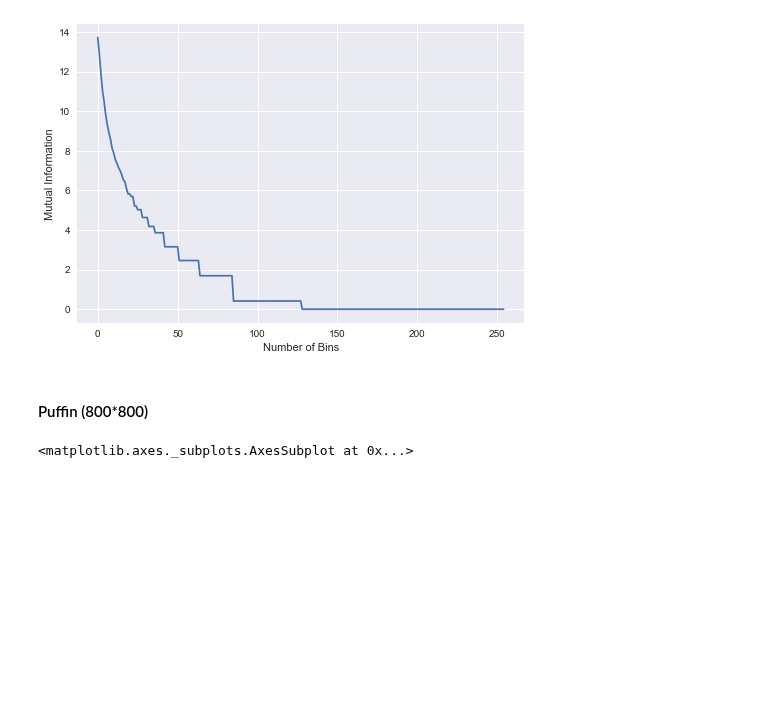
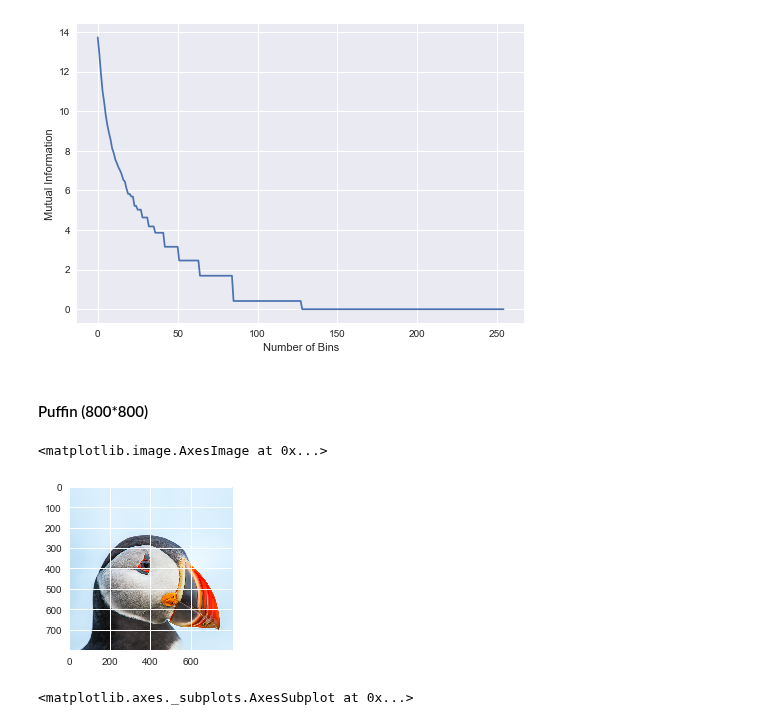
Before and after one commit to otmanesabir/ImgProc, a Jupyter notebook: Mutual Information/src/explore.ipynb, the cells around one changed output. Drawn from its saved outputs; the diff is of its cells as text; code cells hidden in the pictures; blank space fills up the shorter version.

```diff
--- a/Mutual Information/src/explore.ipynb
+++ b/Mutual Information/src/explore.ipynb
@@ -111,6 +118,12 @@ sns.lineplot([x for x in range(255)], binSizeChange(flower))
 [figure]
 # %% [markdown]
 #### Puffin (800*800)
+# %%
+fig = plt.figure(figsize=(3,3))
+plt.imshow(puffin)
+# %% [output]
+<matplotlib.image.AxesImage at 0x...>
+[figure, added]
 # %%
 fig = plt.figure()
 plt.ylabel('Mutual Information')
```
Also changed, not shown: parts of 6 cells of this notebook, 1 other file.
